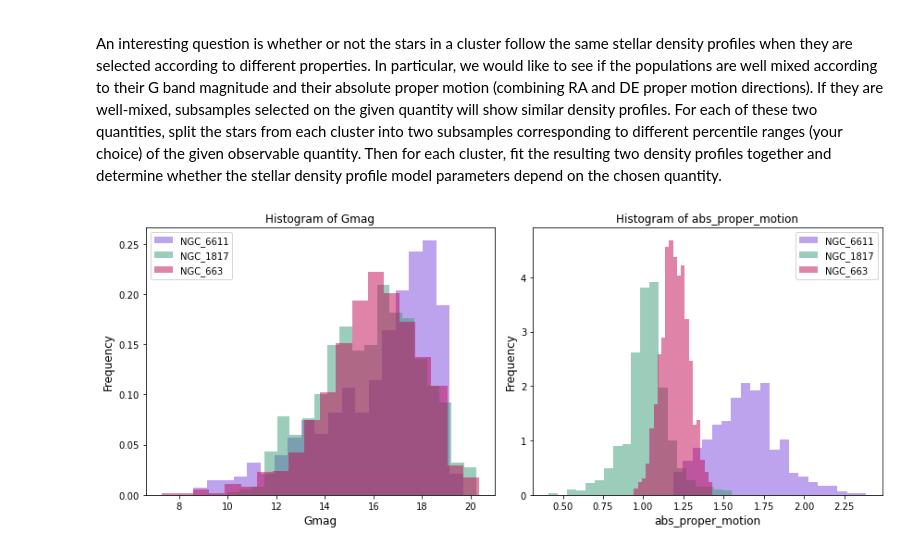
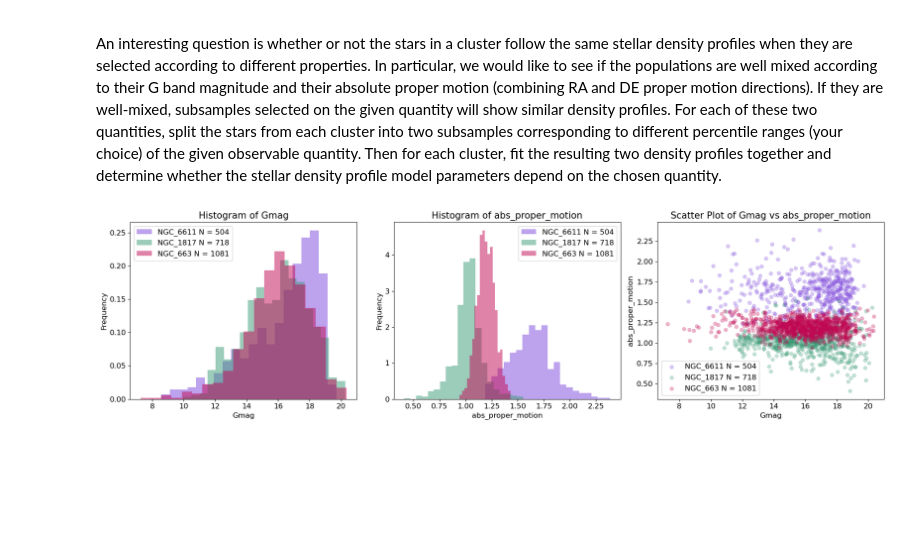
Before and after one commit to afinemax/stat_meth, a Jupyter notebook: assignments/a3/a3_max_fine.ipynb, the cells around one changed output. Cells and saved outputs as stored; diff of their text form; code cells hidden in the pictures; blank space fills up the shorter version.

Commit message:
made some plots for 3

```diff
--- a/assignments/a3/a3_max_fine.ipynb
+++ b/assignments/a3/a3_max_fine.ipynb
@@ -135,7 +135,7 @@ def stellar_density_profile_plot(stars_df, cluster_name, model_fitting = False,
     bin_width = np.diff(bins)
 
     # Plotting
-    fig = plt.figure(figsize=(14, 6), dpi=100)
+    fig = plt.figure(figsize=(14, 6), dpi=300)
     # Step plot to look like a histogram
     plt.scatter((bin_centers), stellar_density, alpha=0.4, color='teal',label='Data',zorder=1)
     plt.step(bin_centers, stellar_density, where='mid', color='teal', linewidth=1, alpha=0.4, zorder=1)
@@ -350,7 +350,7 @@ def fit_and_plot_king(stars_df, cluster_name, print_output= True, plot=True):
         best_fit_params = result.params.valuesdict()
 
         # Generate x values for the model plot
-        fig, (ax1, ax2) = plt.subplots(nrows=2, figsize=(14,6), sharex=True, gridspec_kw={'height_ratios': [2, 1]})
+        fig, (ax1, ax2) = plt.subplots(nrows=2, figsize=(14,6), sharex=True, gridspec_kw={'height_ratios': [2, 1]}, dpi=300)
 
         x_data = bin_centers
         ax1.scatter(x_data, y_data, label='Data', color='teal',alpha=0.7)
@@ -557,7 +557,7 @@ def get_confidence_intervals(result, stars_df, cluster_name, plotting=True, prin
         # Now plot along with a cross to mark the MLE and dotted lines to show the 1-sigma intervals
         par_xlabels = [r'$\Gamma_{0}$ (MeV)',r'$E_{0}$ (MeV)',r'$N$ (mb)']
         par_xlabels = par_names
-        fig, (ax1, ax2, ax3, ax4,) = plt.subplots(1,4, figsize=(12,4), sharey=True)
+        fig, (ax1, ax2, ax3, ax4,) = plt.subplots(1,4, figsize=(12,4), sharey=True, dpi=300)
         fig.subplots_adjust(left=None, bottom=0.2, right=None, top=None, wspace=0.1, hspace=None)
         for i, ax in enumerate([ax1, ax2, ax3, ax4]):
             ax.plot(a_grid[i,:],chisq_grid[i,:],color='#1E88E5')
@@ -631,45 +631,57 @@ each cluster into two subsamples corresponding to different percentile ranges (y
 given observable quantity. Then for each cluster, fit the resulting two density profiles together and
 determine whether the stellar density profile model parameters depend on the chosen quantity.
 # %%
-# Create subplots with two side-by-side histograms
-fig, axs = plt.subplots(nrows=1, ncols=2, figsize=(12, 5))
+import matplotlib.pyplot as plt
+
+# Create subplots with two side-by-side histograms and one scatter plot
+fig, axs = plt.subplots(nrows=1, ncols=3, figsize=(18, 5), dpi=300)
 
 # custom colors
-
 colors = ['#7D46DC', '#3A9B76', '#C20853']
 
 # Iterate over each star name and plot histograms
 for i, cluster_name in enumerate(assigned_clusters):
     cluster_data = stars_df[stars_df['Name'] == cluster_name]
 
+    label = cluster_name + ' N = ' + str(len(cluster_data['Gmag']))
 
-    label = cluster_name+ ' N = '+ str(len(cluster_data['Gmag']))
     # Histogram for 'Gmag'
-    axs[0].hist(cluster_data['Gmag'], bins=20, alpha=0.5, color = colors[i], label=cluster_name, density=True)
+    axs[0].hist(cluster_data['Gmag'], bins=20, alpha=0.5, color=colors[i], label=label, density=True)
 
     # Histogram for 'abs_proper_motion'
-    axs[1].hist(cluster_data['abs_proper_motion'], bins=20, alpha=0.5, color=colors[i], label=cluster_name, density=True)
+    axs[1].hist(cluster_data['abs_proper_motion'], bins=20, alpha=0.5, color=colors[i], label=label, density=True)
 
-# Set labels and titles
+    # Scatter plot for 'Gmag' vs 'abs_proper_motion'
+    axs[2].scatter(cluster_data['Gmag'], cluster_data['abs_proper_motion'], color=colors[i], label=label, alpha=0.3, linewidth=0.5)
+    axs[i].tick_params(axis='both', which='both', labelsize=12)
+
+# Set labels and titles for histograms
 axs[0].set_xlabel('Gmag', size=12)
 axs[0].set_ylabel('Frequency', size=12)
-axs[0].set_title('Histogram of Gmag', size=12)
+axs[0].set_title('Histogram of Gmag', size=15)
 
 axs[1].set_xlabel('abs_proper_motion', size=12)
 axs[1].set_ylabel('Frequency', size=12)
-axs[1].set_title('Histogram of abs_proper_motion', size=12)
+axs[1].set_title('Histogram of abs_proper_motion', size=15)
 
-# Add legend
-axs[0].legend()
-axs[1].legend()
+# Set labels and title for scatter plot
+axs[2].set_xlabel('Gmag', size=12)
+axs[2].set_ylabel('abs_proper_motion', size=12)
+axs[2].set_title('Scatter Plot of Gmag vs abs_proper_motion', size=15)
+
+# Add legend to all subplots
+axs[0].legend(fontsize=12)
+axs[1].legend(fontsize=12)
+axs[2].legend(fontsize=12)
 
 # Adjust layout
 plt.tight_layout()
 
 # Show the plot
+plt.savefig(cluster_name +'_correlation', bbox_inches='tight')
 plt.show()
 # %% [output]
-[figure, old version]
+[figure, new version]
 # %%
 # purple star cluster follows a different distrubution
 # others are guassians, but purple has a big negative skew
```
Also changed, not shown: parts of 4 cells of this notebook.
